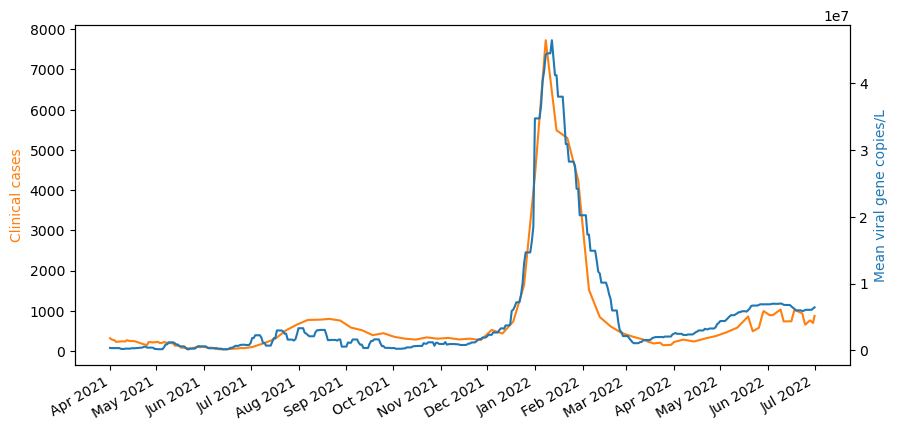
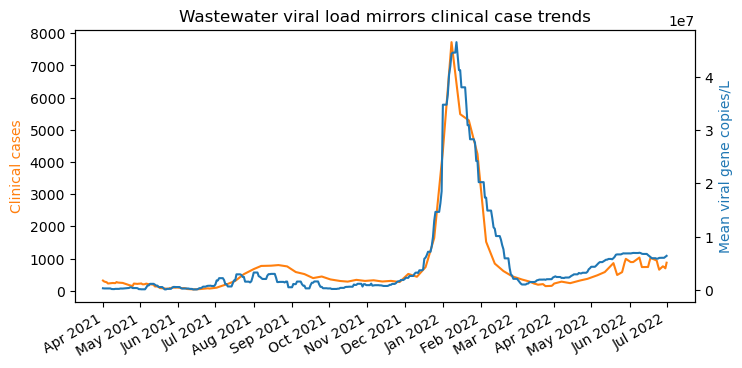
Unified diff of the notebook cell whose output changed from the first chart to the second:
--- before
+++ after
@@ -84,6 +84,7 @@
 # ax.set_xlabel("Days after detection")
 
-fig, ax = plt.subplots(figsize=(10, 5))
+fig, ax = plt.subplots(figsize=(8, 4))
 ax.plot(cdf.index,cdf['cases'],color='#ff7f0e')
+ax.set_title('Wastewater viral load mirrors clinical case trends')
 ax2 = ax.twinx()
 ax2.plot(cdf.index,cdf['Mean viral gene copies/L'],color='#1f77b4')

Commit: plot